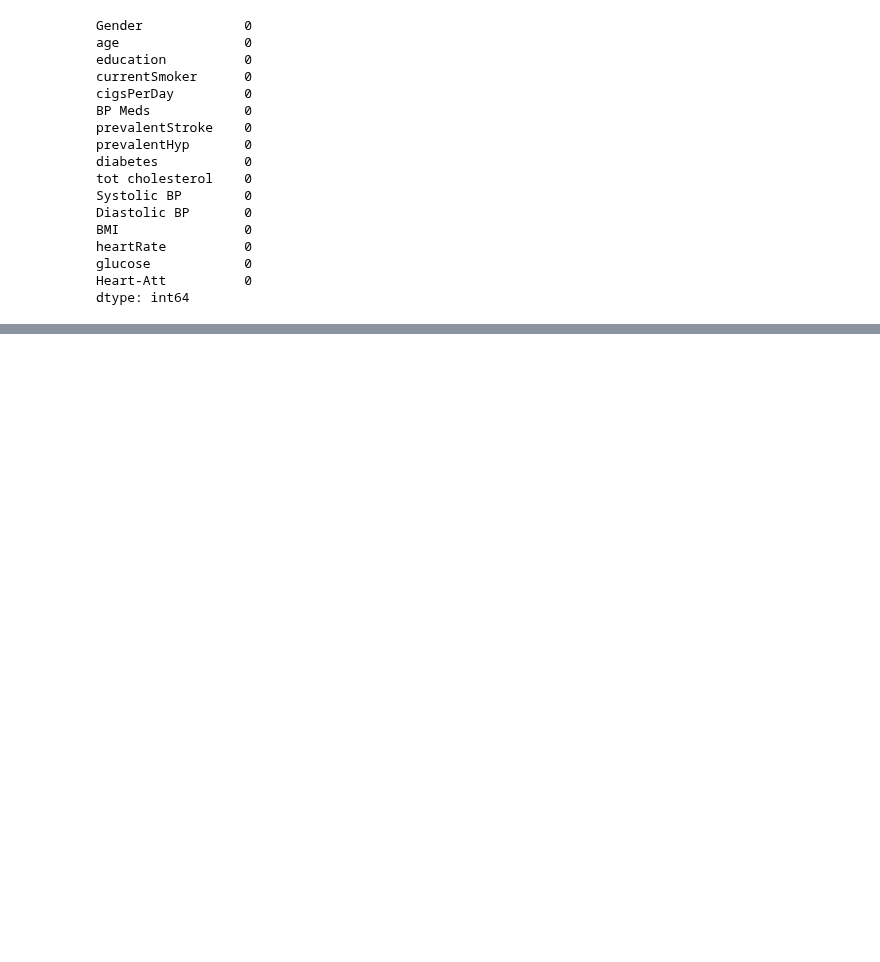
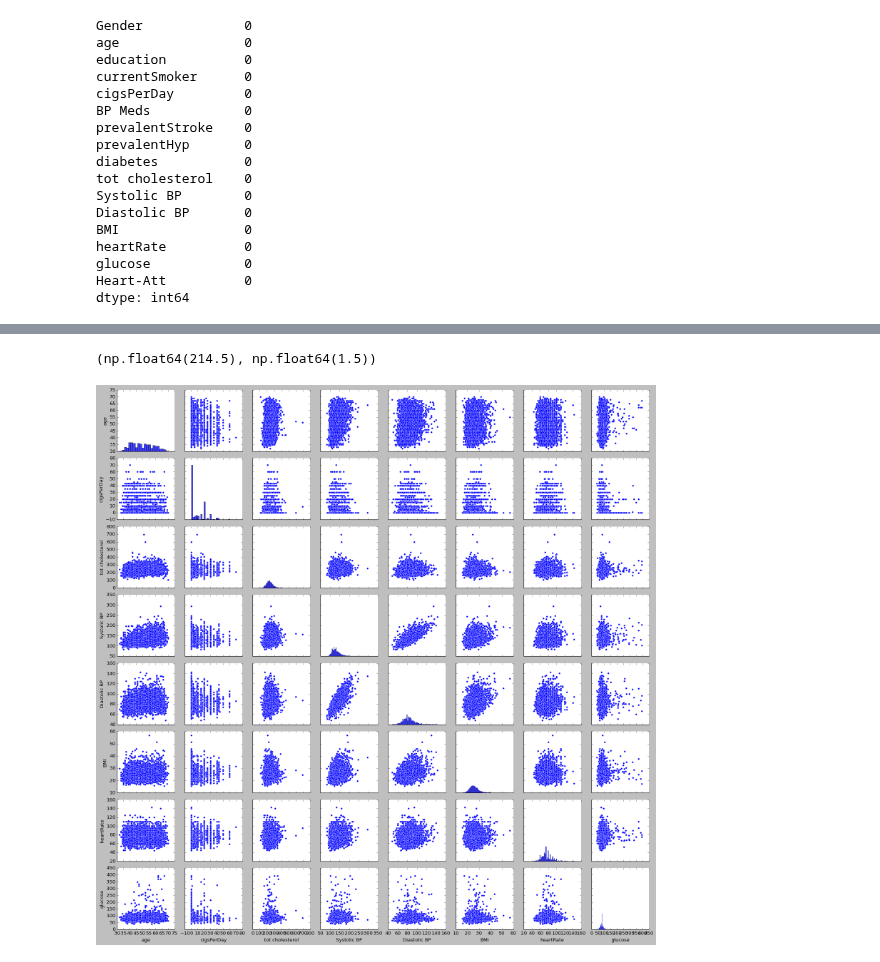
Before and after one commit to RaviSoni804426/Data-Code, a Jupyter notebook: PWIOI Class/US_heart.ipynb, the cells around one changed output, grey strips where cells are left out. Drawn from its saved outputs; the diff is of its cells as text; code cells hidden in the pictures; blank space fills up the shorter version.

```diff
--- a/PWIOI Class/US_heart.ipynb
+++ b/PWIOI Class/US_heart.ipynb
@@ -227,0 +271,8 @@ dtype: int64
+# %%
+remove_outliers(df[['age', 'cigsPerDay', 'tot cholesterol', 'Systolic BP', 'Diastolic BP', 'BMI', 'heartRate', 'glucose']])
+# %% [output]
+(np.float64(214.5), np.float64(1.5))
+# %%
+sns.pairplot(df[num]);
+# %% [output]
+[figure, added]
```
Also changed, not shown: parts of 3 cells of this notebook.
